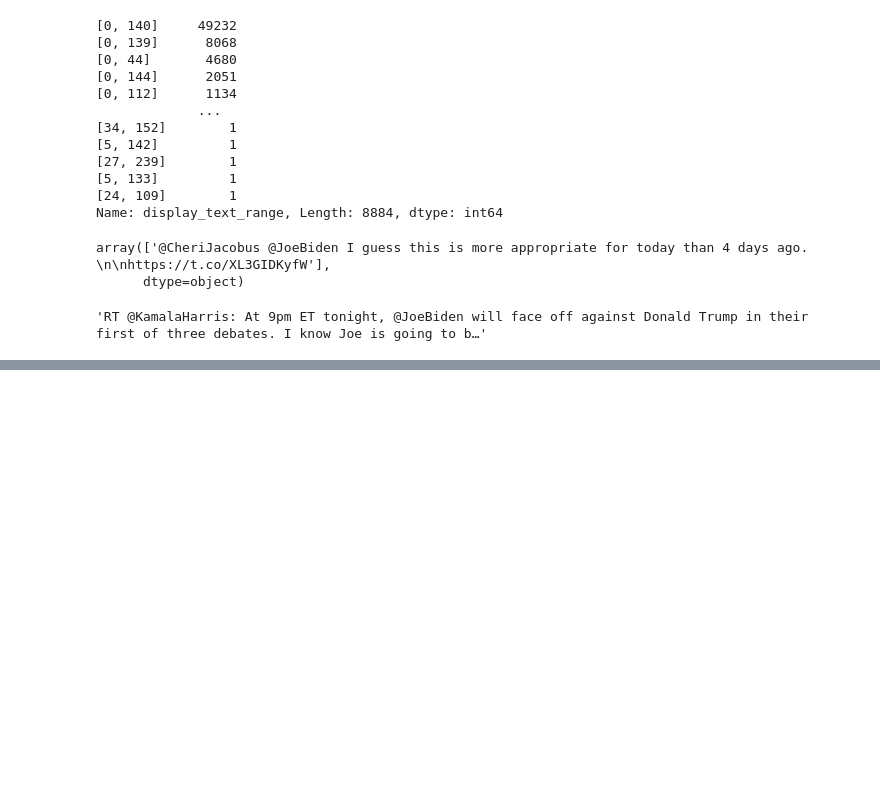
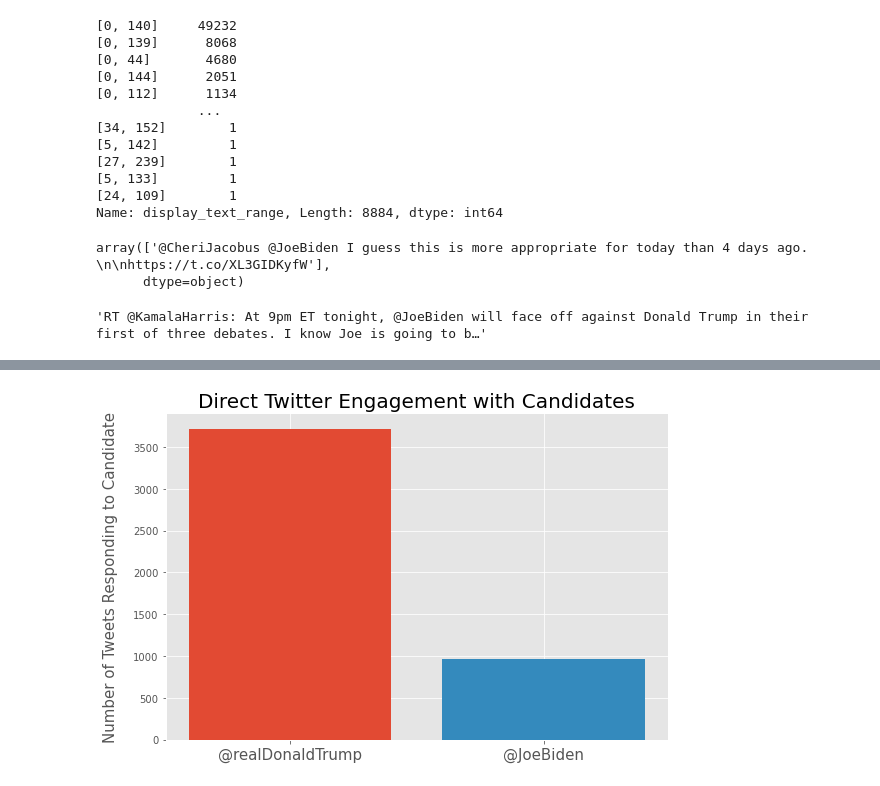
Before and after one commit to rcohngru/datathon, a Jupyter notebook: EDA.ipynb, the cells around one changed output, grey strips where cells are left out. Drawn from its saved outputs; the diff is of its cells as text; code cells hidden in the pictures; blank space fills up the shorter version.

```diff
--- a/EDA.ipynb
+++ b/EDA.ipynb
@@ -258,0 +257,4 @@ tweet_df.entities.iloc[0]
+# %%
+hashtags = tweet_df.entities.apply(lambda d: d['hashtags'][0]['text'] if d['hashtags'] else None)
+tweet_df['entities'] = hashtags
+tweet_df.rename(columns={'entities':'hashtags'}, inplace=True)
@@ -258,0 +283,4 @@ tweet_df.entities.iloc[0]
+# %%
+legit_sources = ['Twitter for iPhone', 'Twitter for Android',
+                 'Twitter Web App', 'Twitter for iPad', 'TweetDeck']
+all_sources = tweet_df.source.apply(lambda s: s.split('>')[1].replace('</a', '') if s else 'None')
@@ -258,0 +294,3 @@ tweet_df.entities.iloc[0]
+# %%
+#remove them
+tweet_df = tweet_df[all_sources.isin(legit_sources)]
@@ -258,0 +313,2 @@ tweet_df.entities.iloc[0]
+# %%
+tweet_df.drop(columns=['in_reply_to_status_id'], inplace=True)
@@ -258,0 +330,12 @@ tweet_df.entities.iloc[0]
+# %%
+num_tweets_at_DT = tweet_df.in_reply_to_screen_name.value_counts()['realDonaldTrump']
+num_tweets_at_JB = tweet_df.in_reply_to_screen_name.value_counts()['JoeBiden']
+
+fig, ax = plt.subplots(figsize=(9, 6))
+ax.bar('@realDonaldTrump', num_tweets_at_DT)
+ax.bar('@JoeBiden', num_tweets_at_JB)
+ax.set_xticklabels(['@realDonaldTrump', '@JoeBiden'], size=15)
+ax.set_ylabel('Number of Tweets Responding to Candidate', labelpad=15, size=15)
+ax.set_title('Direct Twitter Engagement with Candidates', size=20);
+# %% [output]
+[figure, added]
```
Also changed, not shown: parts of 43 cells of this notebook.
